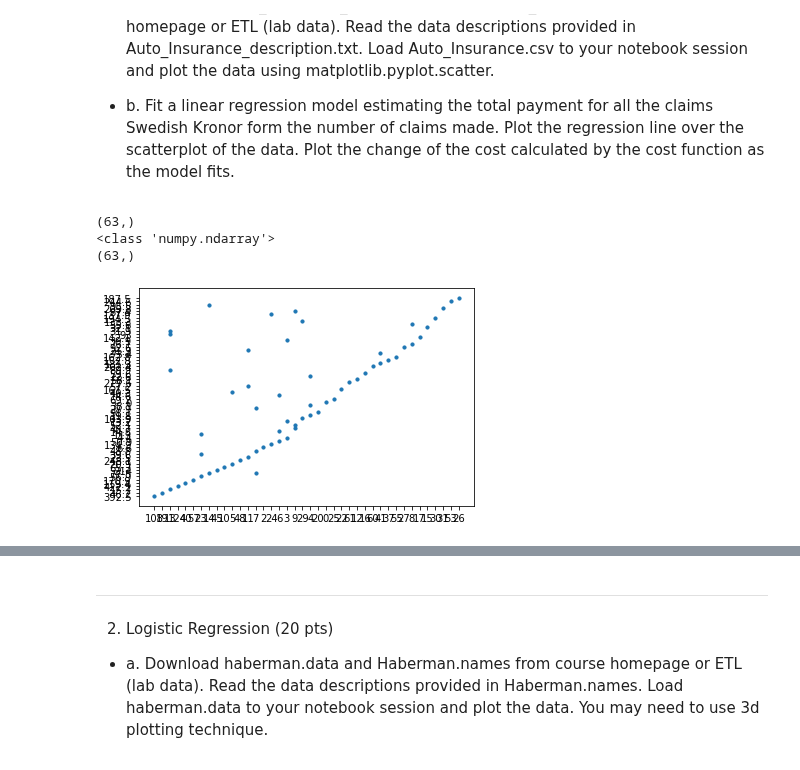
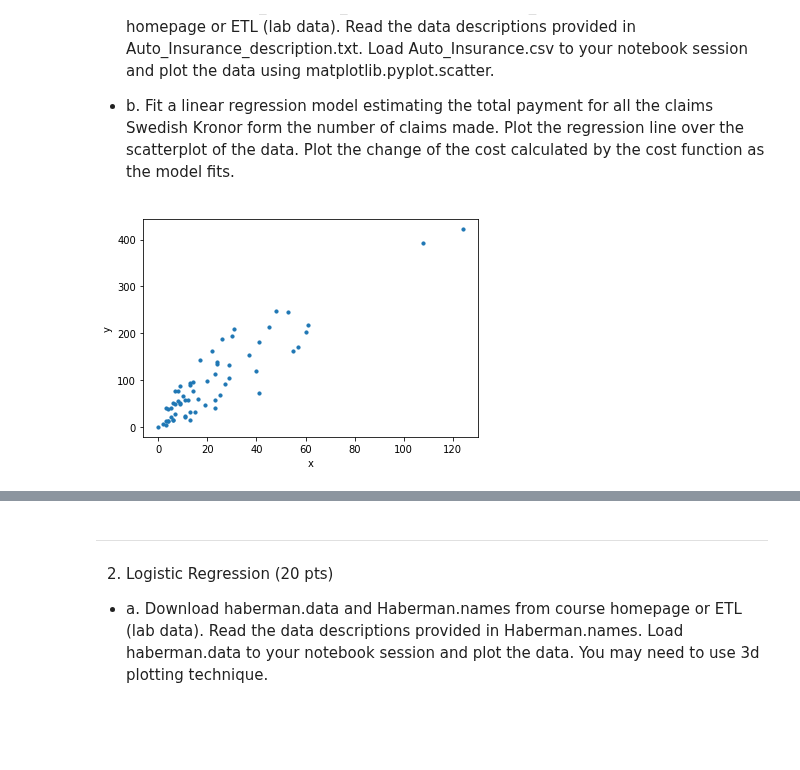
Before and after one commit to changwoonchoi/cl2020, a Jupyter notebook: as_5/assignment05.ipynb, the cells around one changed output, grey strips where cells are left out. Cells and saved outputs as stored; diff of their text form; code cells hidden in the pictures; blank space fills up the shorter version.

```diff
--- a/as_5/assignment05.ipynb
+++ b/as_5/assignment05.ipynb
@@ -89,16 +90,12 @@ from sklearn.linear_model import LogisticRegression
 # %%
 # a)
 csv_path = './lab5/data/Auto_Insurance.csv'
 data = pd.read_csv(csv_path, header=None)
-x = data.iloc[:, 0][1:].values
-y = data.iloc[:, 1][1:].values
-print(x.shape)
-print(type(x))
-print(y.shape)
+x = data.iloc[:, 0][1:].values.astype(np.float)
+y = data.iloc[:, 1][1:].values.astype(np.float)
 plt.scatter(x, y, s=10)
+plt.xlabel('x')
+plt.ylabel('y')
 plt.show()
 # %% [output]
-(63,)
-<class 'numpy.ndarray'>
-(63,)
-[figure, old version]
+[figure, new version]
```
Also changed, not shown: parts of 4 cells of this notebook, 1 other file.
